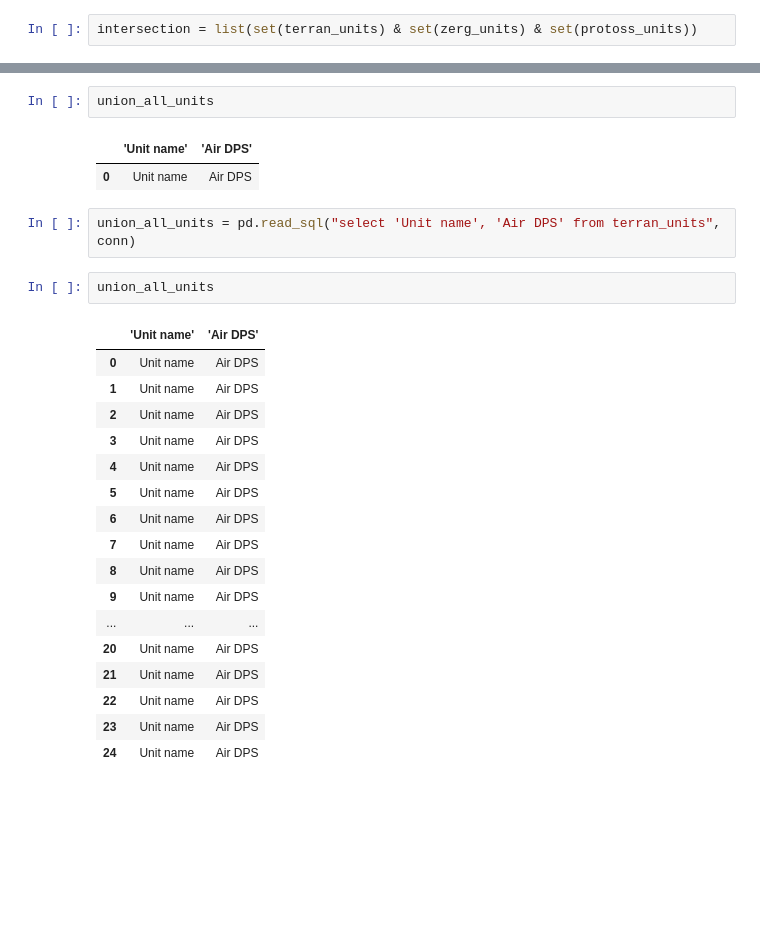
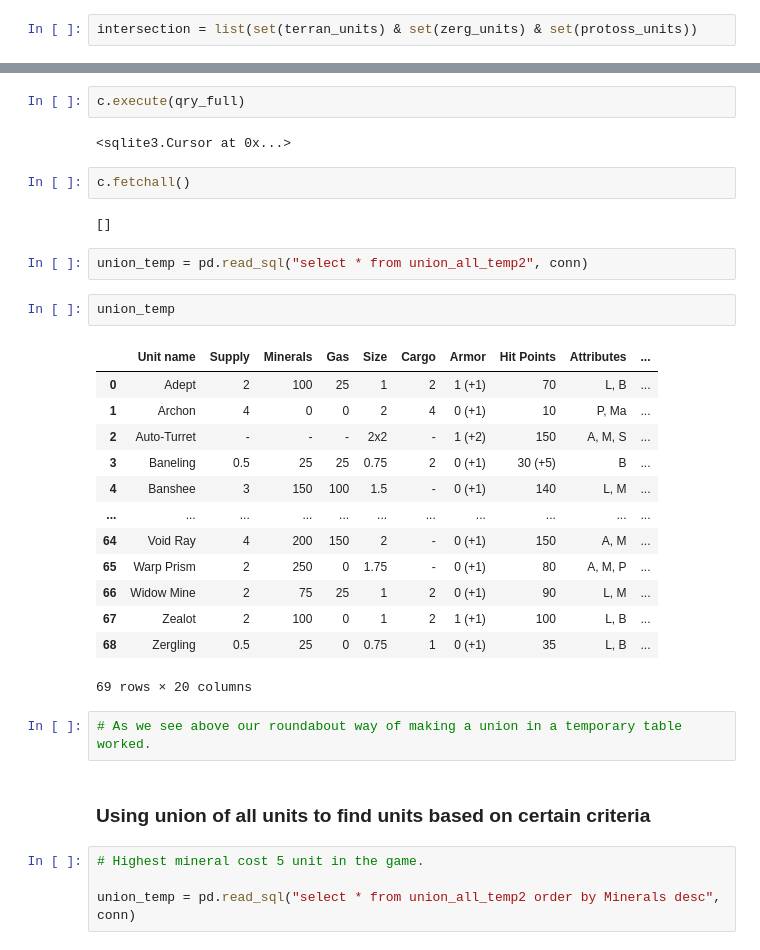
Before and after one commit to python-wizard-old/SQLite_python_starcraft2_units_data, a Jupyter notebook: units_sc2_sqlite.ipynb, the cells around one changed output, grey strips where cells are left out. Saved outputs shown, nothing was run; the diff lists cells and outputs as text; blank space fills up the shorter version.

```diff
--- a/units_sc2_sqlite.ipynb
+++ b/units_sc2_sqlite.ipynb
@@ -89,27 +183,34 @@ union_all_units = pd.read_sql("select 'Unit name', 'Air DPS' from terran_units u
-# %%
-union_all_units
-# %% [output]
-|  | 'Unit name' | 'Air DPS' |
-| 0 | Unit name | Air DPS |
+# %%
+c.execute(qry_full)
+# %% [output]
+<sqlite3.Cursor at 0x...>
+# %%
+c.fetchall()
+# %% [output]
+[]
 # %%
-union_all_units = pd.read_sql("select 'Unit name', 'Air DPS' from terran_units", conn)
+union_temp = pd.read_sql("select * from union_all_temp2", conn)
-# %%
-union_all_units
-# %% [output]
-|  | 'Unit name' | 'Air DPS' |
-| 0 | Unit name | Air DPS |
-| 1 | Unit name | Air DPS |
-| 2 | Unit name | Air DPS |
-| 3 | Unit name | Air DPS |
-| 4 | Unit name | Air DPS |
-| 5 | Unit name | Air DPS |
-| 6 | Unit name | Air DPS |
-| 7 | Unit name | Air DPS |
-| 8 | Unit name | Air DPS |
-| 9 | Unit name | Air DPS |
-| ... | ... | ... |
-| 20 | Unit name | Air DPS |
-| 21 | Unit name | Air DPS |
-| 22 | Unit name | Air DPS |
-| 23 | Unit name | Air DPS |
-| 24 | Unit name | Air DPS |
+# %%
+union_temp
+# %% [output]
+|  | Unit name | Supply | Minerals | Gas | Size | Cargo | Armor | Hit Points | Attributes | ... |
+| 0 | Adept | 2 | 100 | 25 | 1 | 2 | 1 (+1) | 70 | L, B | ... |
+| 1 | Archon | 4 | 0 | 0 | 2 | 4 | 0 (+1) | 10 | P, Ma | ... |
+| 2 | Auto-Turret | - | - | - | 2x2 | - | 1 (+2) | 150 | A, M, S | ... |
+| 3 | Baneling | 0.5 | 25 | 25 | 0.75 | 2 | 0 (+1) | 30 (+5) | B | ... |
+| 4 | Banshee | 3 | 150 | 100 | 1.5 | - | 0 (+1) | 140 | L, M | ... |
+| ... | ... | ... | ... | ... | ... | ... | ... | ... | ... | ... |
+| 64 | Void Ray | 4 | 200 | 150 | 2 | - | 0 (+1) | 150 | A, M | ... |
+| 65 | Warp Prism | 2 | 250 | 0 | 1.75 | - | 0 (+1) | 80 | A, M, P | ... |
+| 66 | Widow Mine | 2 | 75 | 25 | 1 | 2 | 0 (+1) | 90 | L, M | ... |
+| 67 | Zealot | 2 | 100 | 0 | 1 | 2 | 1 (+1) | 100 | L, B | ... |
+| 68 | Zergling | 0.5 | 25 | 0 | 0.75 | 1 | 0 (+1) | 35 | L, B | ... |
+69 rows × 20 columns
+# %%
+# As we see above our roundabout way of making a union in a temporary table worked.
+# %% [markdown]
+### Using union of all units to find units based on certain criteria
+# %%
+# Highest mineral cost 5 unit in the game.
+
+union_temp = pd.read_sql("select * from union_all_temp2 order by Minerals desc", conn)
```
Also changed, not shown: parts of 26 cells of this notebook, 3 other files.
